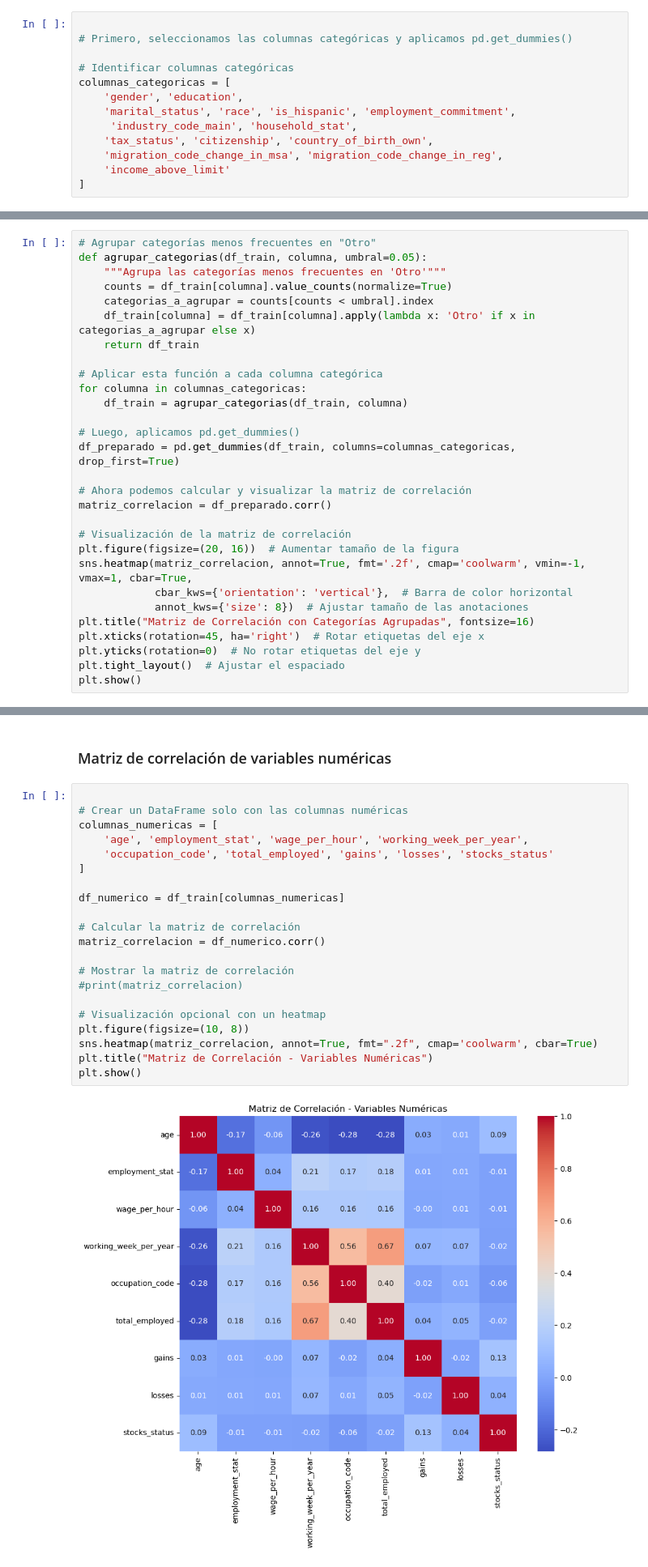
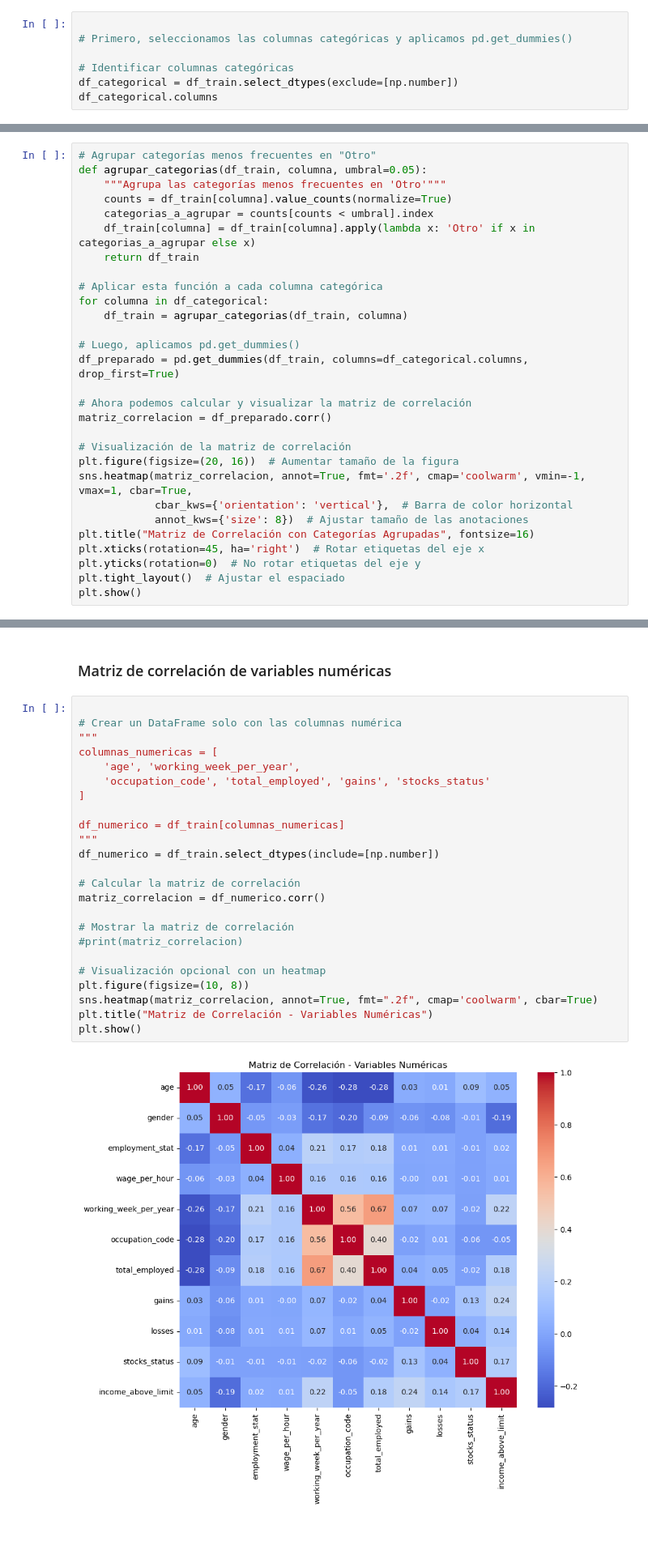
Before and after one commit to Rossjomo/proyecto_final, a Jupyter notebook: 08_matriz_correlacion_outliers.ipynb, the cells around one changed output, grey strips where cells are left out. Shown at 81% size. Drawn from its saved outputs; the diff is of its cells as text; blank space fills up the shorter version.

```diff
--- a/08_matriz_correlacion_outliers.ipynb
+++ b/08_matriz_correlacion_outliers.ipynb
@@ -27,11 +27,5 @@ df_train.head()
 # Primero, seleccionamos las columnas categóricas y aplicamos pd.get_dummies()
 
 # Identificar columnas categóricas
-columnas_categoricas = [
-    'gender', 'education',
-    'marital_status', 'race', 'is_hispanic', 'employment_commitment',
-     'industry_code_main', 'household_stat',
-    'tax_status', 'citizenship', 'country_of_birth_own',
-    'migration_code_change_in_msa', 'migration_code_change_in_reg',
-    'income_above_limit'
-]
+df_categorical = df_train.select_dtypes(exclude=[np.number])
+df_categorical.columns
@@ -67,11 +67,11 @@ def agrupar_categorias(df_train, columna, umbral=0.05):
     return df_train
 
 # Aplicar esta función a cada columna categórica
-for columna in columnas_categoricas:
+for columna in df_categorical:
     df_train = agrupar_categorias(df_train, columna)
 
 # Luego, aplicamos pd.get_dummies()
-df_preparado = pd.get_dummies(df_train, columns=columnas_categoricas, drop_first=True)
+df_preparado = pd.get_dummies(df_train, columns=df_categorical.columns, drop_first=True)
 
 # Ahora podemos calcular y visualizar la matriz de correlación
 matriz_correlacion = df_preparado.corr()
@@ -142,27 +142,30 @@ Estas relaciones son importantes para el análisis de hogares y grupos de edad.
 ### Matriz de correlación de variables numéricas
 # %%
 
-# Crear un DataFrame solo con las columnas numéricas
+# Crear un DataFrame solo con las columnas numérica
+"""
 columnas_numericas = [
-    'age', 'employment_stat', 'wage_per_hour', 'working_week_per_year',
-    'occupation_code', 'total_employed', 'gains', 'losses', 'stocks_status'
+    'age', 'working_week_per_year',
+    'occupation_code', 'total_employed', 'gains', 'stocks_status'
 ]
 
 df_numerico = df_train[columnas_numericas]
+"""
+df_numerico = df_train.select_dtypes(include=[np.number])
 
 # Calcular la matriz de correlación
 matriz_correlacion = df_numerico.corr()
 
 # Mostrar la matriz de correlación
 #print(matriz_correlacion)
 
 # Visualización opcional con un heatmap
 plt.figure(figsize=(10, 8))
 sns.heatmap(matriz_correlacion, annot=True, fmt=".2f", cmap='coolwarm', cbar=True)
 plt.title("Matriz de Correlación - Variables Numéricas")
 plt.show()
 # %% [output]
-[figure, old version]
+[figure, new version]
 # %% [markdown]
 # **Análisis de Correlaciones e Interpretaciones**
 
```
Also changed, not shown: parts of 7 cells of this notebook, 2 other files.
